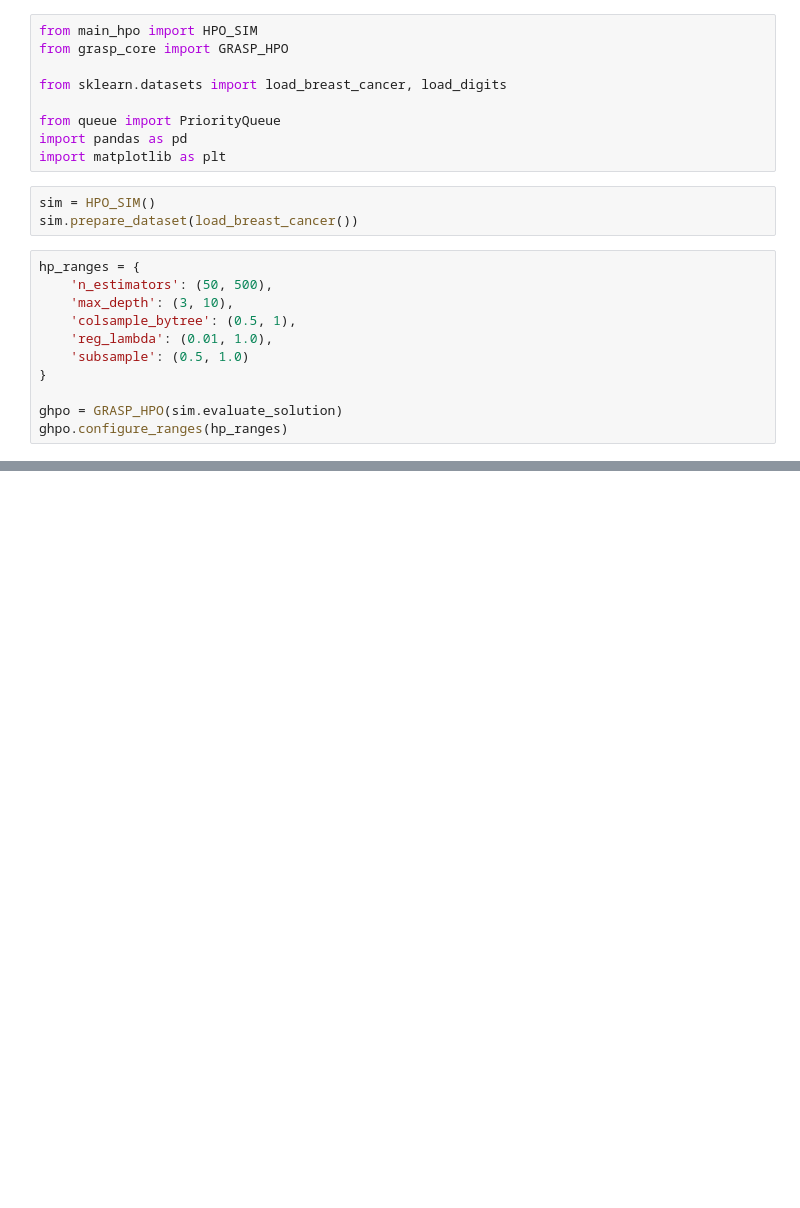
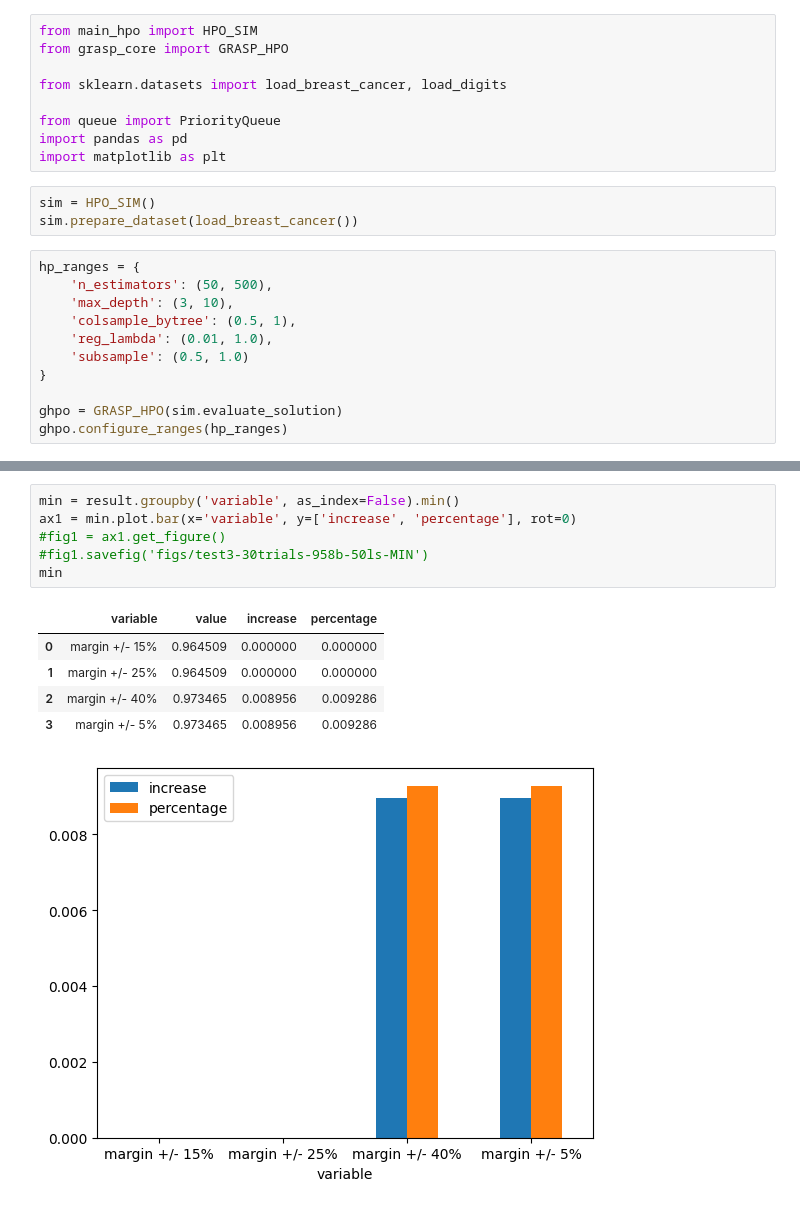
Before and after one commit to shinwookim/GRASP-HPO, a Jupyter notebook: src/main/phase2comparison.ipynb, the cells around one changed output, grey strips where cells are left out. Drawn from its saved outputs; the diff is of its cells as text; blank space fills up the shorter version.

```diff
--- a/src/main/phase2comparison.ipynb
+++ b/src/main/phase2comparison.ipynb
@@ -95,0 +119,13 @@ ax = outputs.plot.bar(y='inc', rot=0)
+# %%
+min = result.groupby('variable', as_index=False).min()
+ax1 = min.plot.bar(x='variable', y=['increase', 'percentage'], rot=0)
+#fig1 = ax1.get_figure()
+#fig1.savefig('figs/test3-30trials-958b-50ls-MIN')
+min
+# %% [output]
+|  | variable | value | increase | percentage |
+| 0 | margin +/- 15% | 0.964509 | 0.000000 | 0.000000 |
+| 1 | margin +/- 25% | 0.964509 | 0.000000 | 0.000000 |
+| 2 | margin +/- 40% | 0.973465 | 0.008956 | 0.009286 |
+| 3 | margin +/- 5% | 0.973465 | 0.008956 | 0.009286 |
+[figure, added]
```
Also changed, not shown: parts of 9 cells of this notebook, 4 other files.
